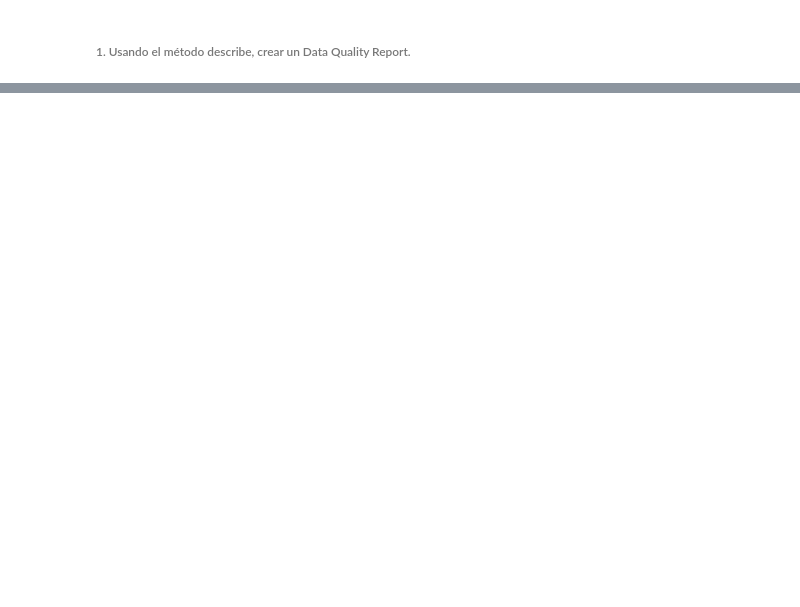
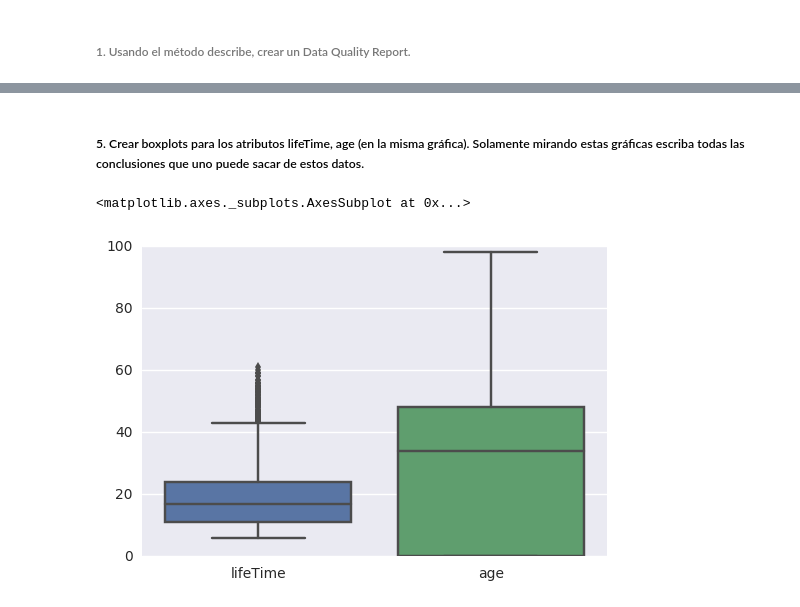
Before and after one commit to ibabicuy/Big_Data_Obligatorio_II, a Jupyter notebook: Obligatorio_II.ipynb, the cells around one changed output, grey strips where cells are left out. Cells and saved outputs as stored; diff of their text form; code cells hidden in the pictures; blank space fills up the shorter version.

```diff
--- a/Obligatorio_II.ipynb
+++ b/Obligatorio_II.ipynb
@@ -41,0 +197,7 @@ pd_df.describe()
+# %% [markdown]
+##### 5. Crear boxplots para los atributos lifeTime, age (en la misma gráfica). Solamente mirando estas gráficas escriba todas las conclusiones que uno puede sacar de estos datos.
+# %%
+sns.boxplot(data=pd_df[["lifeTime","age"]])
+# %% [output]
+<matplotlib.axes._subplots.AxesSubplot at 0x...>
+[figure, added]
```
Also changed, not shown: parts of 47 cells of this notebook.
